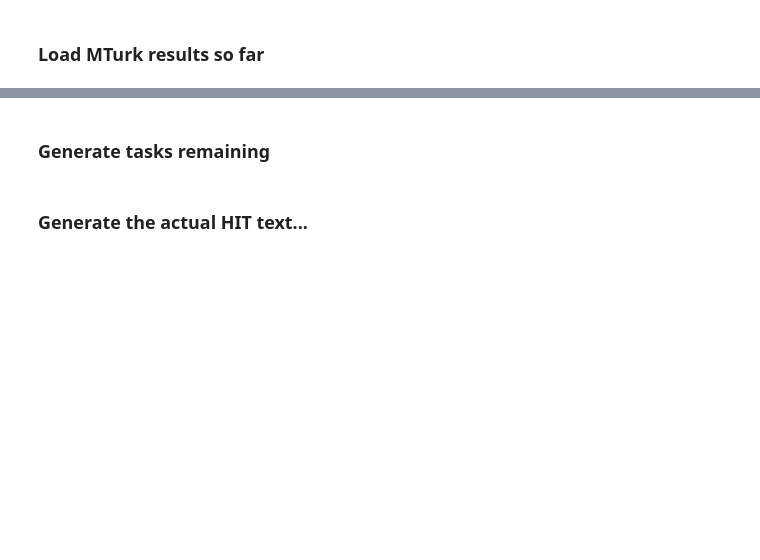
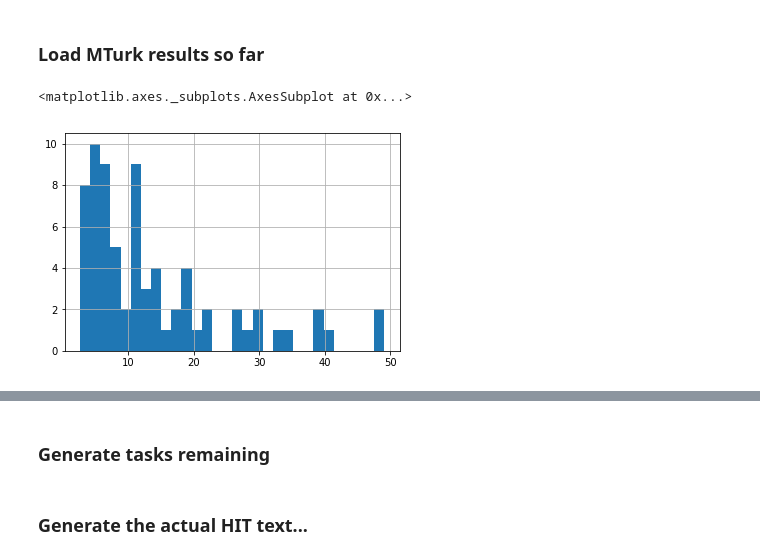
Before and after one commit to kcarnold/textrec, a Jupyter notebook: notebooks/Analysis.ipynb, the cells around one changed output, grey strips where cells are left out. Drawn from its saved outputs; the diff is of its cells as text; code cells hidden in the pictures; blank space fills up the shorter version.

```diff
--- a/notebooks/Analysis.ipynb
+++ b/notebooks/Analysis.ipynb
@@ -272,2 +352,7 @@ pd.DataFrame([
 # %% [markdown]
 ### Load MTurk results so far
+# %%
+result_files = list((paths.data / 'mturk').glob('*-guesses.csv'))
+batched_guesses_results = (
+    pd.concat([pd.read_csv(str(f)) for f in result_files], axis=0, ignore_index=True)
+)
@@ -273,0 +361,5 @@ pd.DataFrame([
+# %%
+(batched_guesses_results['WorkTimeInSeconds']/60).hist(bins=30)
+# %% [output]
+<matplotlib.axes._subplots.AxesSubplot at 0x...>
+[figure, added]
```
Also changed, not shown: parts of 45 cells of this notebook.
